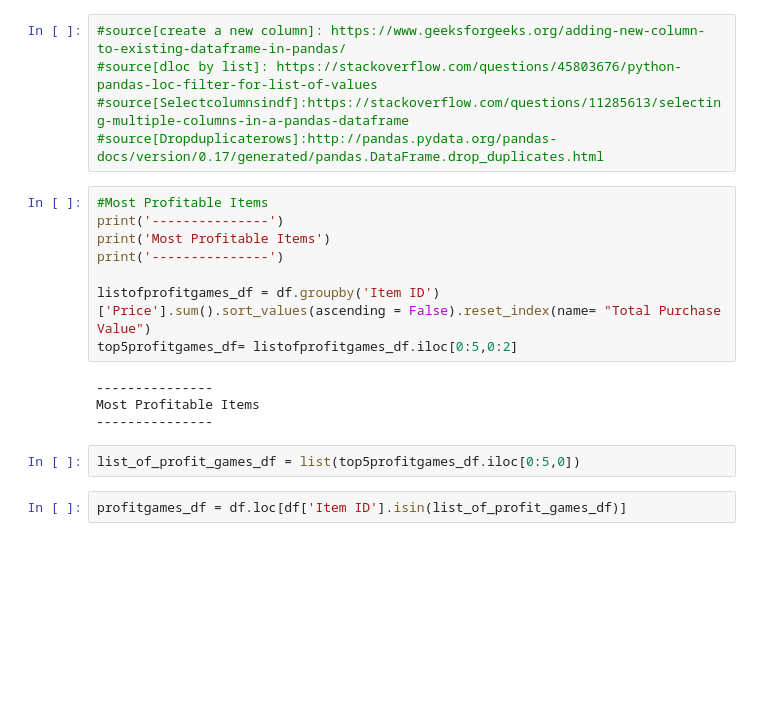
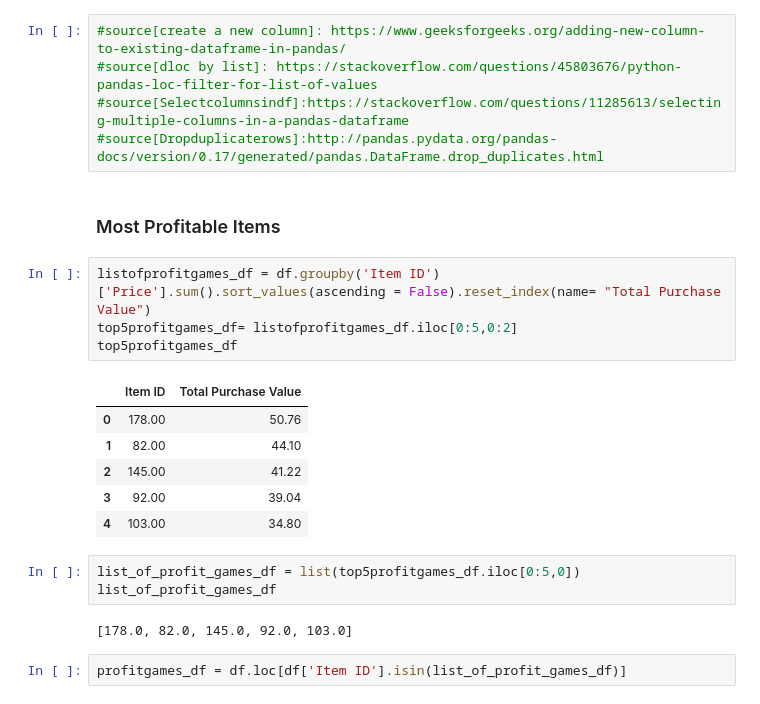
Before and after one commit to JosefinaAureaAmaro/01_Python_Pandas, a Jupyter notebook: Heroes_of_Pymoli.ipynb, the cells around one changed output. Saved outputs shown, nothing was run; the diff lists cells and outputs as text; blank space fills up the shorter version.

```diff
--- a/Heroes_of_Pymoli.ipynb
+++ b/Heroes_of_Pymoli.ipynb
@@ -322,20 +297,24 @@ mostpopular_final_df.set_index("Item ID").reset_index()
 #source[dloc by list]: https://stackoverflow.com/questions/45803676/python-pandas-loc-filter-for-list-of-values
 #source[Selectcolumnsindf]:https://stackoverflow.com/questions/11285613/selecting-multiple-columns-in-a-pandas-dataframe
 #source[Dropduplicaterows]:http://pandas.pydata.org/pandas-docs/version/0.17/generated/pandas.DataFrame.drop_duplicates.html
+# %% [markdown]
+### Most Profitable Items
 # %%
-#Most Profitable Items
-print('---------------')
-print('Most Profitable Items')
-print('---------------')
-
 listofprofitgames_df = df.groupby('Item ID')['Price'].sum().sort_values(ascending = False).reset_index(name= "Total Purchase Value")
 top5profitgames_df= listofprofitgames_df.iloc[0:5,0:2]
+top5profitgames_df
 # %% [output]
----------------
-Most Profitable Items
----------------
+|  | Item ID | Total Purchase Value |
+| 0 | 178.00 | 50.76 |
+| 1 | 82.00 | 44.10 |
+| 2 | 145.00 | 41.22 |
+| 3 | 92.00 | 39.04 |
+| 4 | 103.00 | 34.80 |
 # %%
 list_of_profit_games_df = list(top5profitgames_df.iloc[0:5,0])
+list_of_profit_games_df
+# %% [output]
+[178.0, 82.0, 145.0, 92.0, 103.0]
 # %%
 profitgames_df = df.loc[df['Item ID'].isin(list_of_profit_games_df)]
 # %%
```
Also changed, not shown: parts of 31 cells of this notebook.
